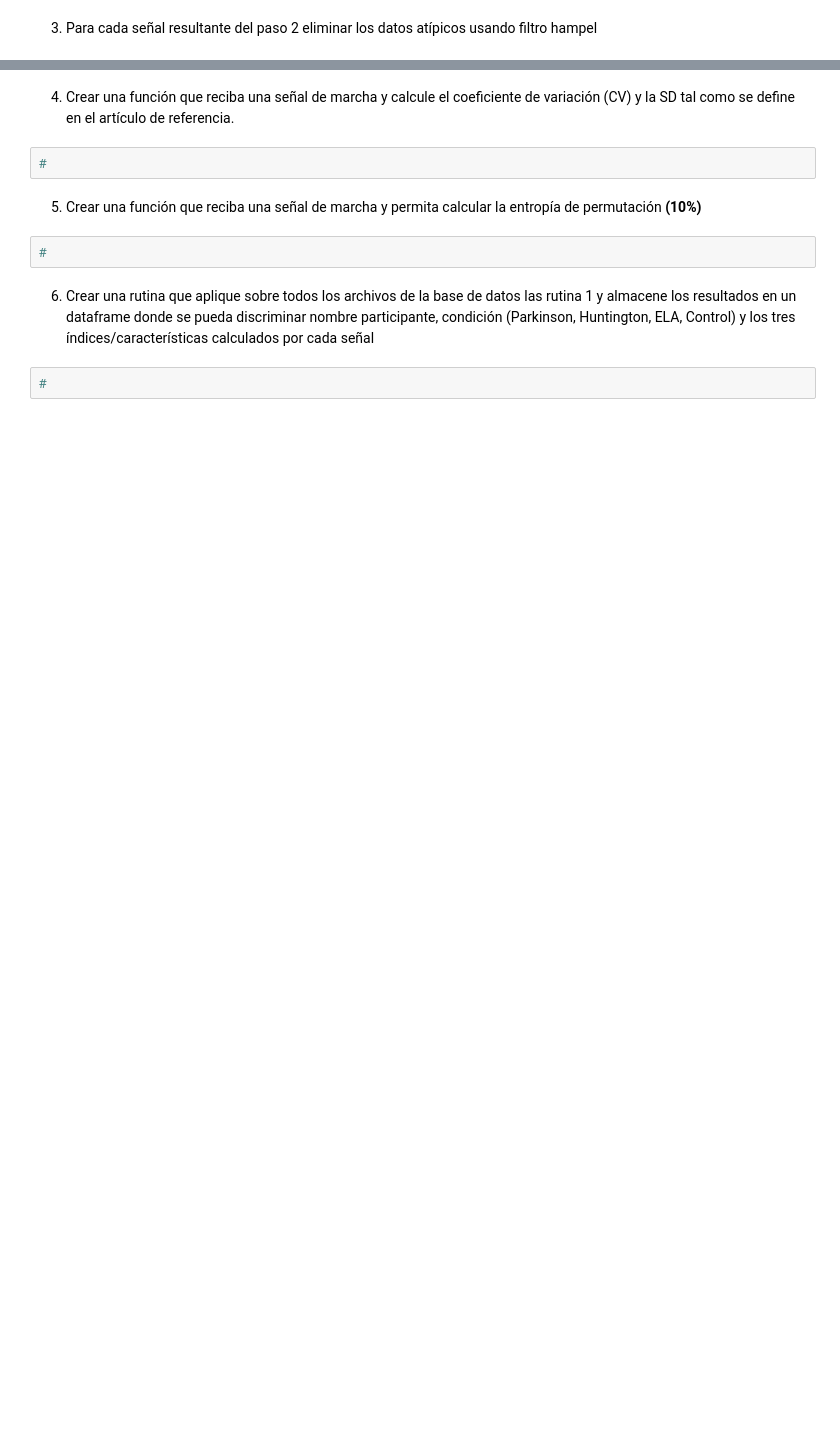
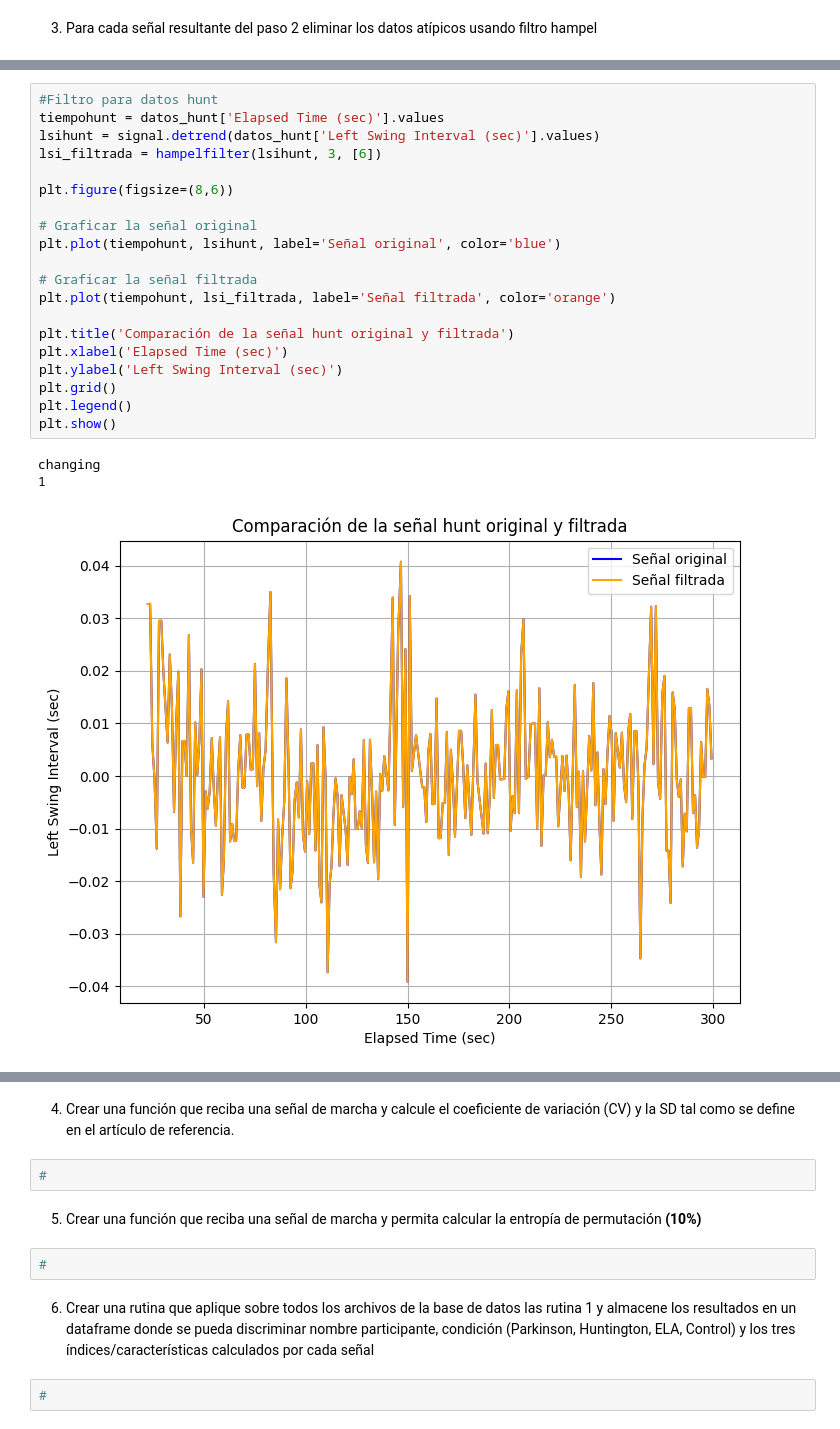
Before and after one commit to NataliaArenasP20/LaboratorioBiosenales, a Jupyter notebook: Proyecto_1/Proyecto1_NataliaArenas_DanielTamayo.ipynb, the cells around one changed output, grey strips where cells are left out. Drawn from its saved outputs; the diff is of its cells as text; blank space fills up the shorter version.

```diff
--- a/Proyecto_1/Proyecto1_NataliaArenas_DanielTamayo.ipynb
+++ b/Proyecto_1/Proyecto1_NataliaArenas_DanielTamayo.ipynb
@@ -245,0 +306,24 @@ plt.show()
+# %%
+#Filtro para datos hunt
+tiempohunt = datos_hunt['Elapsed Time (sec)'].values
+lsihunt = signal.detrend(datos_hunt['Left Swing Interval (sec)'].values)
+lsi_filtrada = hampelfilter(lsihunt, 3, [6])
+
+plt.figure(figsize=(8,6))
+
+# Graficar la señal original
+plt.plot(tiempohunt, lsihunt, label='Señal original', color='blue')
+
+# Graficar la señal filtrada
+plt.plot(tiempohunt, lsi_filtrada, label='Señal filtrada', color='orange')
+
+plt.title('Comparación de la señal hunt original y filtrada')
+plt.xlabel('Elapsed Time (sec)')
+plt.ylabel('Left Swing Interval (sec)')
+plt.grid()
+plt.legend()
+plt.show()
+# %% [output]
+changing
+1
+[figure, added]
```
Also changed, not shown: parts of 22 cells of this notebook.
